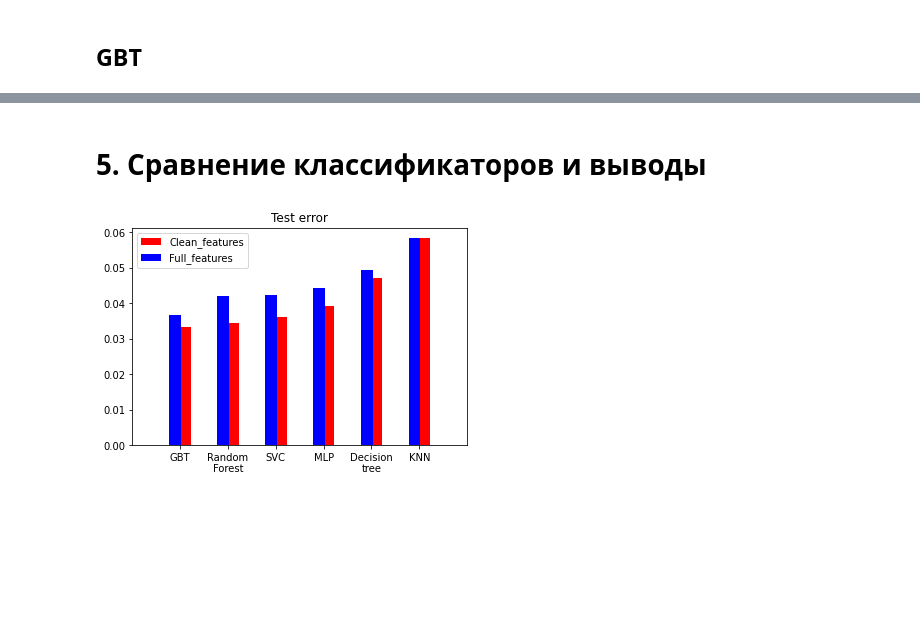
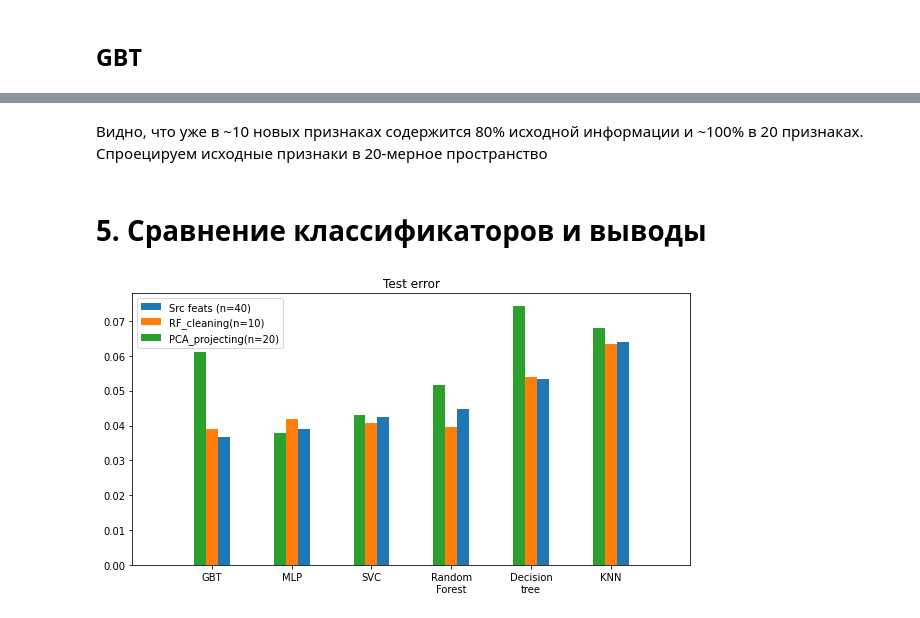
Before and after one commit to MaximovaIrina/ML_homework, a Jupyter notebook: HW3/apartament_data_classification.ipynb, the cells around one changed output, grey strips where cells are left out. Saved outputs shown, nothing was run; the diff lists cells and outputs as text; code cells hidden in the pictures; blank space fills up the shorter version.

```diff
--- a/HW3/apartament_data_classification.ipynb
+++ b/HW3/apartament_data_classification.ipynb
@@ -365,2 +391,40 @@ error["GBT"]["full_data"] = {"train": train_error, "test": test_error}
+# %% [markdown]
+Видно, что уже в ~10 новых признаках содержится 80% исходной информации и ~100% в 20 признаках.
+Спроецируем исходные признаки в 20-мерное пространство
+# %%
+pca = PCA(n_components=20)
+pca.fit(X_train)
+X_train_pca = pca.transform(X_train)
+X_test_pca = pca.transform(X_test)
+
+forest = RandomForestClassifier(criterion='entropy', max_depth=15, n_estimators=51).fit(X_train_pca, y_train)
+train_error = 1 - balanced_accuracy_score(y_train, forest.predict(X_train_pca))
+test_error = 1 - balanced_accuracy_score(y_test, forest.predict(X_test_pca))
+error["Random Forest"]["pca"] = {"train": train_error, "test": test_error}
+
+knn = KNeighborsClassifier(n_jobs=8, n_neighbors=4, p=1, weights='distance').fit(X_train_pca, y_train)
+train_error = 1 - balanced_accuracy_score(y_train, knn.predict(X_train_pca))
+test_error = 1 - balanced_accuracy_score(y_test, knn.predict(X_test_pca))
+error["KNN"]["pca"] = {"train": train_error, "test": test_error}
+
+svc = SVC(C=1000.0, class_weight='balanced', gamma=0.01).fit(X_train_pca, y_train)
+train_error = 1 - balanced_accuracy_score(y_train, svc.predict(X_train_pca))
+test_error = 1 - balanced_accuracy_score(y_test, svc.predict(X_test_pca))
+error["SVC"]["pca"] = {"train": train_error, "test": test_error}
+
+dtree = DecisionTreeClassifier(criterion='entropy', max_depth=9).fit(X_train_pca, y_train)
+train_error = 1 - balanced_accuracy_score(y_train, dtree.predict(X_train_pca))
+test_error = 1 - balanced_accuracy_score(y_test, dtree.predict(X_test_pca))
+error["Decision tree"]["pca"]= {"train": train_error, "test": test_error}
+
+mlp = MLPClassifier(hidden_layer_sizes=(30,), max_iter=1000).fit(X_train_pca, y_train)
+train_error = 1 - balanced_accuracy_score(y_train, mlp.predict(X_train_pca))
+test_error = 1 - balanced_accuracy_score(y_test, mlp.predict(X_test_pca))
+error["MLP"]["pca"] = {"train": train_error, "test": test_error}
+
+gbt = GradientBoostingClassifier(n_estimators=150).fit(X_train_pca, y_train)
+train_error = 1 - balanced_accuracy_score(y_train, gbt.predict(X_train_pca))
+test_error = 1 - balanced_accuracy_score(y_test, gbt.predict(X_test_pca))
+error["GBT"]["pca"] = {"train": train_error, "test": test_error}
 # %% [markdown]
 # 5. Сравнение классификаторов и выводы
@@ -371,11 +431,17 @@ error = dict(sorted(error.items(), key=lambda item: item[1]['test']))
+# %%
+error['Random\nForest'] = error.pop('Random Forest')
+error['Decision\ntree'] = error.pop('Decision tree')
+error = dict(sorted(error.items(), key=lambda item: item[1]['test']))
 # %%
+plt.rcParams["figure.figsize"] = (10,5)
 plt.title("Test error")
-plt.bar(np.arange(len(error))+0.1, [v['test'] for v in error.values()], align = 'center', color = 'r', width=0.25, label="Сlean_features")
-plt.bar(np.arange(len(error))-0.1, [v["full_data"]['test'] for v in error.values()], align = 'center', color = 'b', width=0.25, label="Full_features")
+plt.bar(np.arange(len(error))+0.15, [v['test'] for v in error.values()], align = 'center', width=0.15, label=f"Src feats (n={X_train.shape[1]})")
+plt.bar(np.arange(len(error)), [v["clean"]['test'] for v in error.values()], align = 'center',width=0.15, label=f"RF_cleaning(n={X_train_clean.shape[1]})")
+plt.bar(np.arange(len(error))-0.15, [v["pca"]['test'] for v in error.values()], align = 'center', width=0.15, label=f"PCA_projecting(n={X_train_pca.shape[1]})")
 plt.xticks(range(len(error)), error.keys())
 plt.xlim([-1, len(error)])
 plt.legend()
 pass
 # %% [output]
-[figure, old version]
+[figure, new version]
 # %% [markdown]
```
Also changed, not shown: parts of 23 cells of this notebook, 1 other file.
